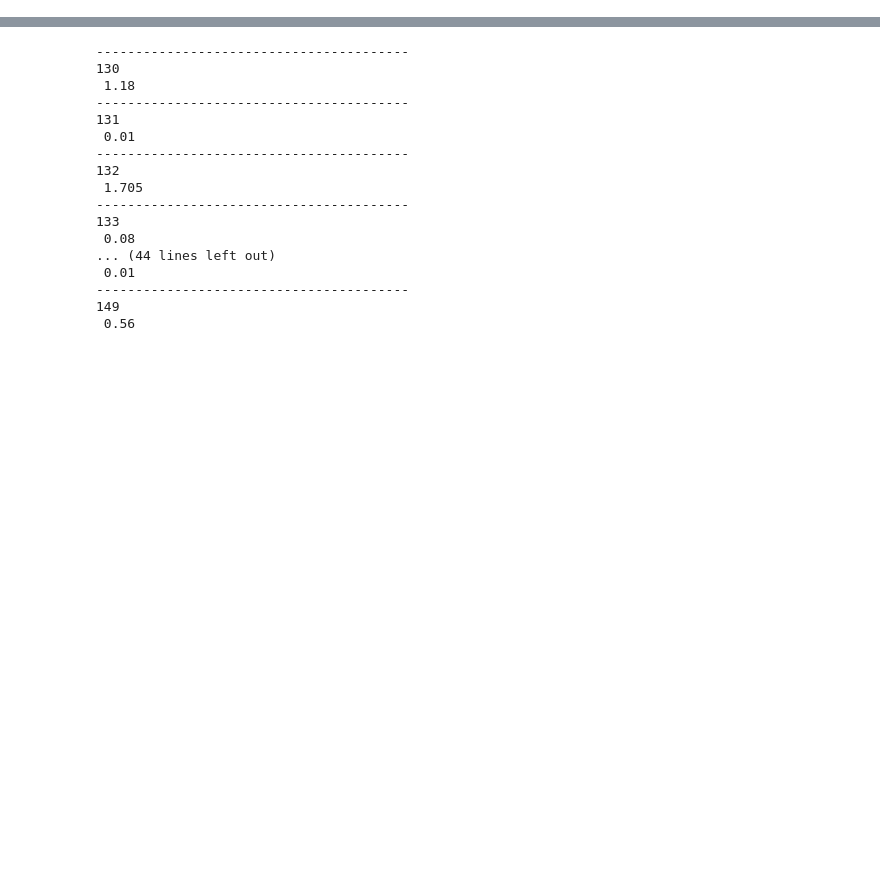
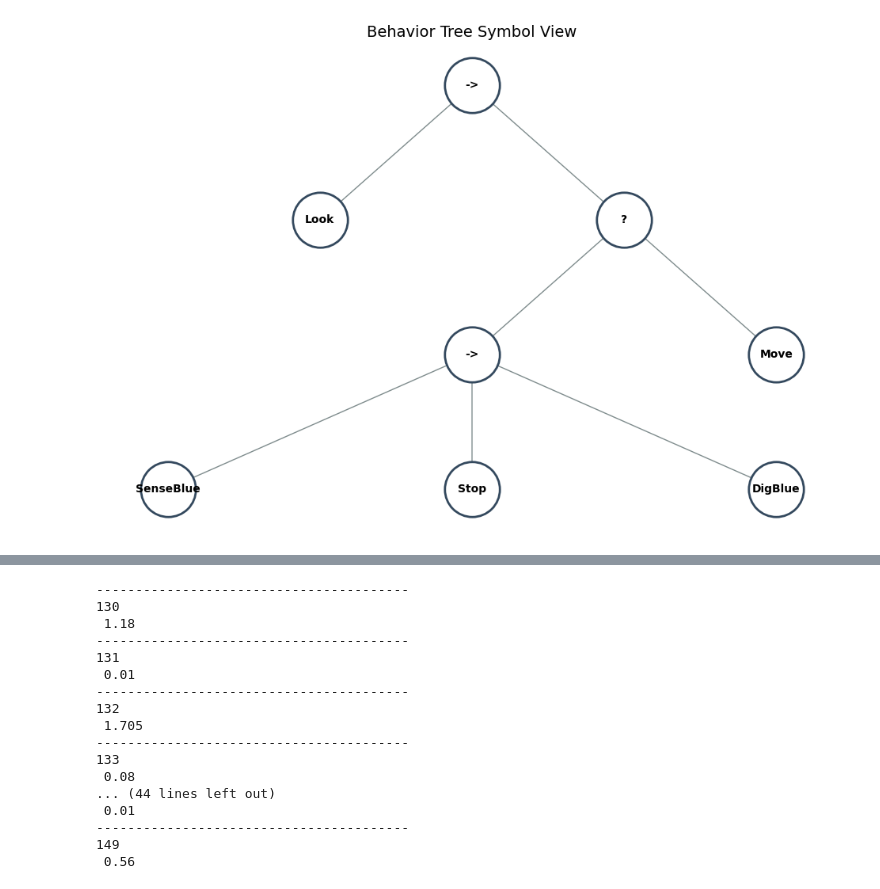
Before and after one commit to RealBenTen10/Swarmcraft, a Jupyter notebook: swarmcraft/stats/analysis.ipynb, the cells around one changed output, grey strips where cells are left out. Drawn from its saved outputs; the diff is of its cells as text; code cells hidden in the pictures; blank space fills up the shorter version.

```diff
--- a/swarmcraft/stats/analysis.ipynb
+++ b/swarmcraft/stats/analysis.ipynb
@@ -19,0 +761,92 @@ plt.show()
+# %%
+import pickle
+import matplotlib.pyplot as plt
+import networkx as nx
+from deap import gp
+%pip install pygraphviz
+import pygraphviz as pgv # Required for 'dot' layout
+
+def generate_pset():
+    pset = gp.PrimitiveSetTyped("MAIN", [], BehaviorTreeNode)
+    # Control Nodes
+    pset.addPrimitive(sequence_1_child, [BehaviorTreeNode], BehaviorTreeNode)
+    pset.addPrimitive(sequence_2_child, [BehaviorTreeNode, BehaviorTreeNode], BehaviorTreeNode)
+    pset.addPrimitive(sequence_3_child, [BehaviorTreeNode, BehaviorTreeNode, BehaviorTreeNode], BehaviorTreeNode)
+    pset.addPrimitive(fallback_1_child, [BehaviorTreeNode], BehaviorTreeNode)
+    pset.addPrimitive(fallback_2_child, [BehaviorTreeNode, BehaviorTreeNode], BehaviorTreeNode)
+    pset.addPrimitive(fallback_3_child, [BehaviorTreeNode, BehaviorTreeNode, BehaviorTreeNode], BehaviorTreeNode)
+
+    # Terminals (Leaves) - Names must match the string exactly
+    pset.addTerminal(None, BehaviorTreeNode, name="DigBlue")
+    pset.addTerminal(None, BehaviorTreeNode, name="DigOrange")
+    pset.addTerminal(None, BehaviorTreeNode, name="Look")
+    pset.addTerminal(None, BehaviorTreeNode, name="Move")
+    pset.addTerminal(None, BehaviorTreeNode, name="Stop")
+    pset.addTerminal(None, BehaviorTreeNode, name="SenseBlue")
+    pset.addTerminal(None, BehaviorTreeNode, name="SenseOrange")
+    return pset
+
+
+
+def visualize_bt_with_symbols(tree_dict, pset):
+    tree_str = tree_dict['tree']
+
+    # 1. Reconstruct the tree
+    tree = gp.PrimitiveTree.from_string(tree_str, pset)
+    nodes, edges, labels = gp.graph(tree)
+
+    # 2. Define the Symbol Mapping
+    # This covers your 1, 2, and 3 child variants
+    symbol_map = {
+        "sequence_1_child": "->",
+        "sequence_2_child": "->",
+        "sequence_3_child": "->",
+        "fallback_1_child": "?",
+        "fallback_2_child": "?",
+        "fallback_3_child": "?",
+    }
+
+    # 3. Substitute the labels
+    # We create a new dictionary where node names are replaced by symbols
+    clean_labels = {}
+    for node_index, name in labels.items():
+        # Replace if in map, otherwise keep original (like 'Move' or 'DigBlue')
+        clean_labels[node_index] = symbol_map.get(name, name)
+
+    # 4. Create Graph and Layout
+    g = nx.DiGraph()
+    g.add_nodes_from(nodes)
+    g.add_edges_from(edges)
+
+    # Use 'dot' for strict top-to-bottom hierarchy
+    pos = nx.nx_agraph.graphviz_layout(g, prog="dot")
+
+    # 5. Drawing
+    plt.figure(figsize=(12, 8))
+
+    # Draw Control Nodes (Sequence/Fallback) differently from Leaf Nodes if desired
+    # For simplicity, we draw them all as clean boxes
+    nx.draw_networkx_nodes(g, pos,
+                           node_size=2500,
+                           node_color="#ffffff",
+                           edgecolors="#34495e",
+                           linewidths=2)
+
+    nx.draw_networkx_edges(g, pos, arrows=True, arrowsize=15, edge_color="#7f8c8d")
+
+    nx.draw_networkx_labels(g, pos, clean_labels,
+                            font_size=10,
+                            font_weight="bold")
+
+    plt.title("Behavior Tree Symbol View", fontsize=14)
+    plt.axis("off")
+    plt.show()
+
+# --- Example Usage ---
+# Ensure your pset has all nodes used in the string
+pset = generate_pset()
+data = {'tree': 'fallback_2_child(fallback_2_child(Move, sequence_2_child(sequence_2_child(SenseBlue, Look), SenseBlue)), sequence_3_child(fallback_2_child(fallback_1_child(DigOrange), Stop), DigOrange, Stop))'}
+data = {'tree': 'sequence_2_child(Look, fallback_2_child(sequence_3_child(SenseBlue, Stop, DigBlue), Move)'}
+
+visualize_bt_with_symbols(data, pset)
+# %% [output]
@@ -19,0 +858 @@ plt.show()
+[figure, added]
```
Also changed, not shown: parts of 15 cells of this notebook, 6 other files.
